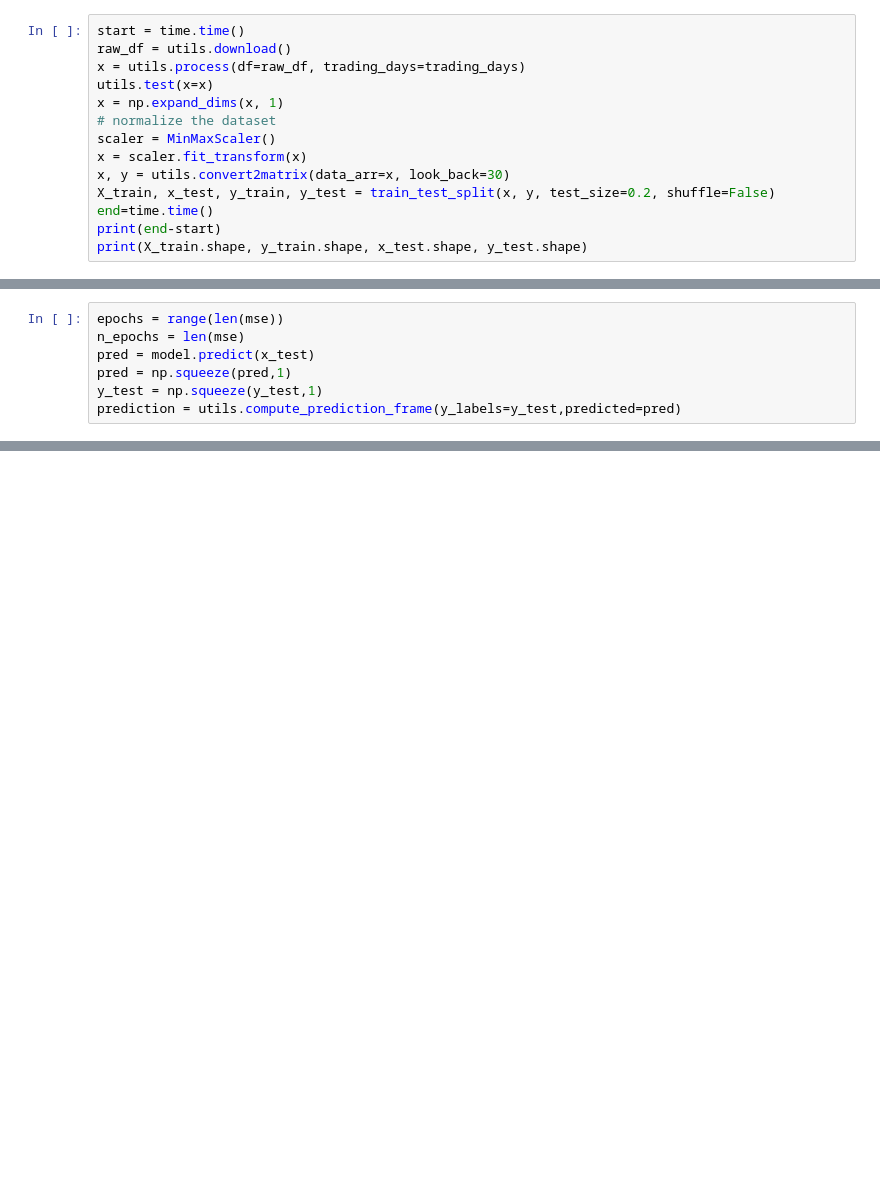
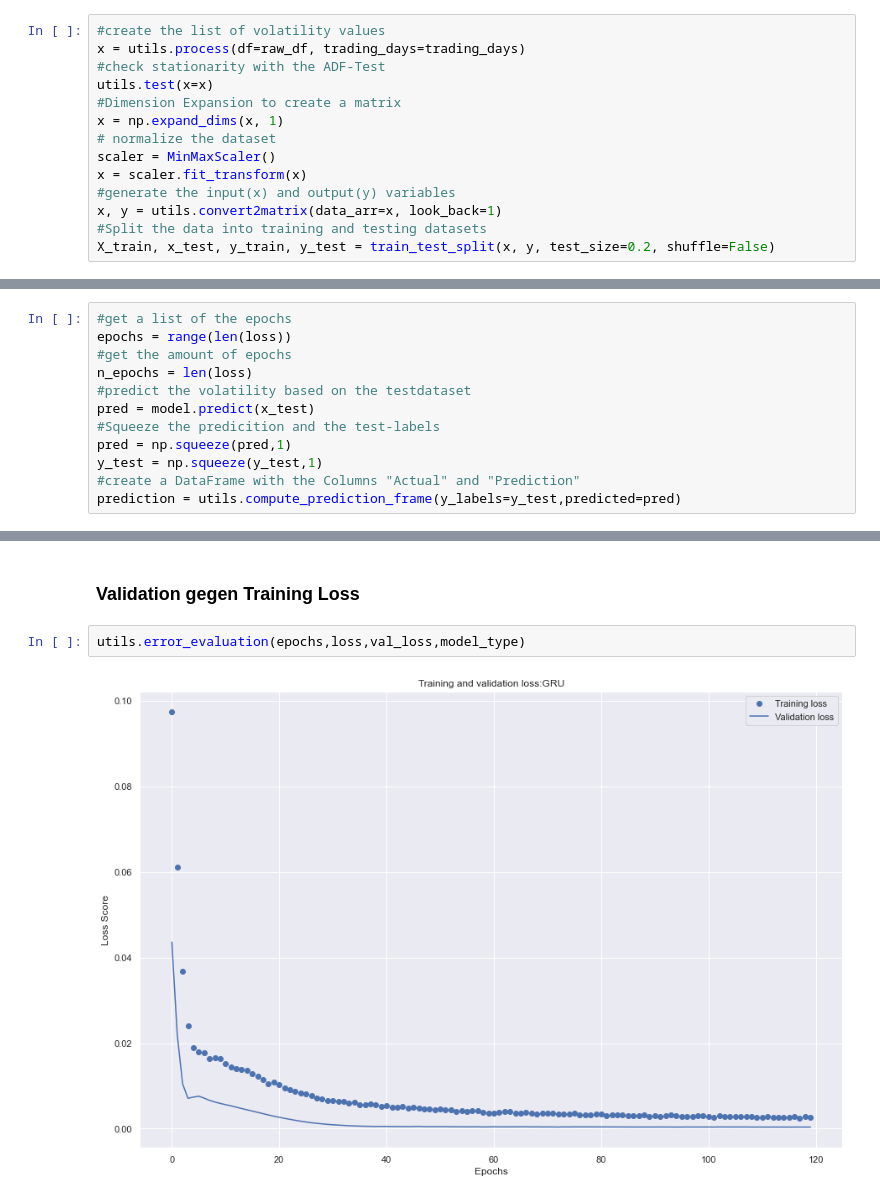
Before and after one commit to EstrixDS/thesis_rnn_financial_prediction, a Jupyter notebook: gru.ipynb, the cells around one changed output, grey strips where cells are left out. Drawn from its saved outputs; the diff is of its cells as text; blank space fills up the shorter version.

Commit message:
Added comments and updated Output

```diff
--- a/gru.ipynb
+++ b/gru.ipynb
@@ -15,14 +38,14 @@ model_type = "GRU"
 # %%
-start = time.time()
-raw_df = utils.download()
+#create the list of volatility values
 x = utils.process(df=raw_df, trading_days=trading_days)
+#check stationarity with the ADF-Test
 utils.test(x=x)
+#Dimension Expansion to create a matrix
 x = np.expand_dims(x, 1)
 # normalize the dataset
 scaler = MinMaxScaler()
 x = scaler.fit_transform(x)
-x, y = utils.convert2matrix(data_arr=x, look_back=30)
+#generate the input(x) and output(y) variables
+x, y = utils.convert2matrix(data_arr=x, look_back=1)
+#Split the data into training and testing datasets
 X_train, x_test, y_train, y_test = train_test_split(x, y, test_size=0.2, shuffle=False)
-end=time.time()
-print(end-start)
-print(X_train.shape, y_train.shape, x_test.shape, y_test.shape)
@@ -59,7 +110,12 @@ val_loss = history.history['val_loss']
 # %%
-epochs = range(len(mse))
-n_epochs = len(mse)
+#get a list of the epochs
+epochs = range(len(loss))
+#get the amount of epochs
+n_epochs = len(loss)
+#predict the volatility based on the testdataset
 pred = model.predict(x_test)
+#Squeeze the predicition and the test-labels
 pred = np.squeeze(pred,1)
 y_test = np.squeeze(y_test,1)
+#create a DataFrame with the Columns "Actual" and "Prediction"
 prediction = utils.compute_prediction_frame(y_labels=y_test,predicted=pred)
@@ -65,0 +131,6 @@ prediction = utils.compute_prediction_frame(y_labels=y_test,predicted=pred)
+# %% [markdown]
+### Validation gegen Training Loss
+# %%
+utils.error_evaluation(epochs,loss,val_loss,model_type)
+# %% [output]
+[figure, added]
```
Also changed, not shown: parts of 21 cells of this notebook, 2 other files.
